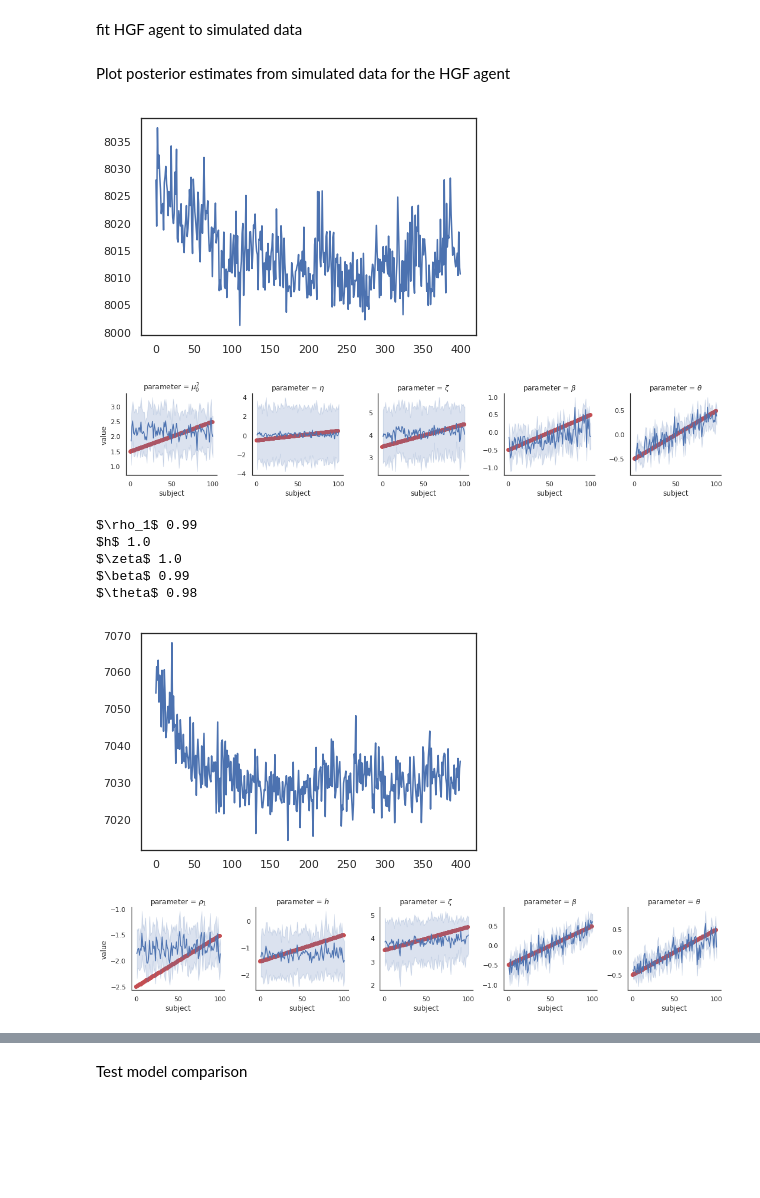
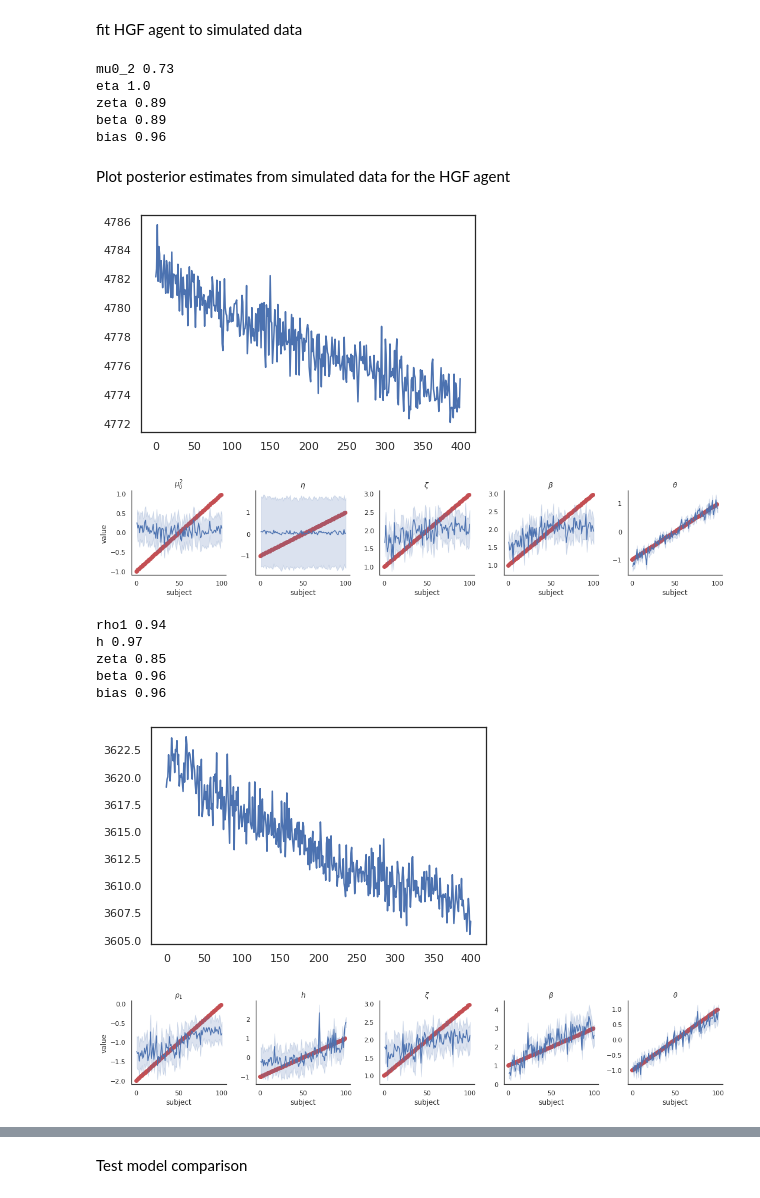
Before and after one commit to dimarkov/pybefit, a Jupyter notebook: examples/social_influence/test_inference_for_rw_hgf_sgf.ipynb, the cells around one changed output, grey strips where cells are left out. Cells and saved outputs as stored; diff of their text form; code cells hidden in the pictures; blank space fills up the shorter version.

Commit message:
fixed braking changes for social inference task

```diff
--- a/examples/social_influence/test_inference_for_rw_hgf_sgf.ipynb
+++ b/examples/social_influence/test_inference_for_rw_hgf_sgf.ipynb
@@ -175,9 +168,14 @@ hgf_tp_df, hgf_mu_df, hgf_sigma_df = hgf_infer.sample_posterior(labels, n_sample
 # %%
-labels = [r'$\mu_0^2$', r'$\eta$', r'$\zeta$', r'$\beta$', r'$\theta$']
-trans_pars_hgf = hgf_tp_df.melt(id_vars='subject', var_name='parameter')
+trans_pars_hgf = hgf_tp_df[0].melt(id_vars='subject', var_name='parameter')
 
-vals = [trans_pars2[:, i].numpy() for i in range(len(labels))]
-posterior_accuracy(labels, trans_pars_hgf, vals)
+vals = [trans_pars2[:, i].numpy() for i in range(len(var_names))]
+posterior_accuracy(var_names, trans_pars_hgf, vals, nsub)
+# %% [output]
+mu0_2 0.73
+eta 1.0
+zeta 0.89
+beta 0.89
+bias 0.96
 # %% [markdown]
 Plot posterior estimates from simulated data for the HGF agent
 # %%
@@ -188,42 +186,45 @@ plt.plot(hgf_infer.loss[-400:])
 g = sns.FacetGrid(trans_pars_hgf, col="parameter", height=3, sharey=False);
 g = (g.map(sns.lineplot, 'subject', 'value', ci='sd'));
 
+labels = [r'$\mu_0^2$', r'$\eta$', r'$\zeta$', r'$\beta$', r'$\theta$']
 for i in range(len(labels)):
-    g.axes[0,i].plot(np.arange(2*nsub), trans_pars2[:,i].numpy(),'ro', zorder = 0);
+    g.axes[0, i].plot(np.arange(2*nsub), trans_pars2[:,i].numpy(),'ro', zorder = 0);
+    g.axes[0, i].set_title(labels[i])
 # %% [output]
-[figure, old version]
+[figure, new version]
-[figure, old version]
+[figure, new version]
 # %%
-stimulus = sim3.stimulus
+stimulus = stimuli['pair_2']
 stimulus['mask'] = torch.ones(1, 120, 100)
 
-sgf_infer = Horseshoe(sgf_agent, stimulus, sim3.responses)
-sgf_infer.infer_posterior(iter_steps=200)
+sgf_infer = Horseshoe(sgf_agent, stimulus, responses['pair_2'])
+sgf_infer.infer_posterior(iter_steps=2000)
 
-labels = [r'$\rho_1$', r'$h$',  r'$\zeta$', r'$\beta$', r'$\theta$']
-sgf_tp_df, sgf_mu_df, sgf_sigma_df = sgf_infer.sample_posterior(labels, n_samples=1000)
+var_names = ['rho1', 'h',  'zeta', 'beta', 'bias']
+sgf_tp_df = sgf_infer.sample_posterior(var_names, num_samples=num_samples)
 # %%
-labels = [r'$\rho_1$', r'$h$',  r'$\zeta$', r'$\beta$', r'$\theta$']
-trans_pars_sgf = sgf_tp_df.melt(id_vars='subject', var_name='parameter')
+trans_pars_sgf = sgf_tp_df[0].melt(id_vars='subject', var_name='parameter')
 
-vals = [trans_pars3[:, i].numpy() for i in range(len(labels))]
-posterior_accuracy(labels, trans_pars_sgf, vals)
+vals = [trans_pars3[:, i].numpy() for i in range(len(var_names))]
+posterior_accuracy(var_names, trans_pars_sgf, vals, nsub)
 # %% [output]
-$\rho_1$ 0.99
-$h$ 1.0
-$\zeta$ 1.0
-$\beta$ 0.99
-$\theta$ 0.98
+rho1 0.94
+h 0.97
+zeta 0.85
+beta 0.96
+bias 0.96
 # %%
 plt.figure()
 #plot convergence of stochasitc ELBO estimates (log-model evidence)
 plt.plot(sgf_infer.loss[-400:])
 
 g = sns.FacetGrid(trans_pars_sgf, col="parameter", height=3, sharey=False);
 g = (g.map(sns.lineplot, 'subject', 'value', ci='sd'));
 
+labels = [r'$\rho_1$', r'$h$',  r'$\zeta$', r'$\beta$', r'$\theta$']
 for i in range(len(labels)):
-    g.axes[0,i].plot(np.arange(2*nsub), trans_pars3[:,i].numpy(),'ro', zorder = 0);
+    g.axes[0, i].plot(np.arange(2 * nsub), trans_pars3[:, i].numpy(), 'ro', zorder=0);
+    g.axes[0, i].set_title(labels[i])
 # %% [output]
-[figure, old version]
+[figure, new version]
-[figure, old version]
+[figure, new version]
```
Also changed, not shown: parts of 12 cells of this notebook, 13 other files.
